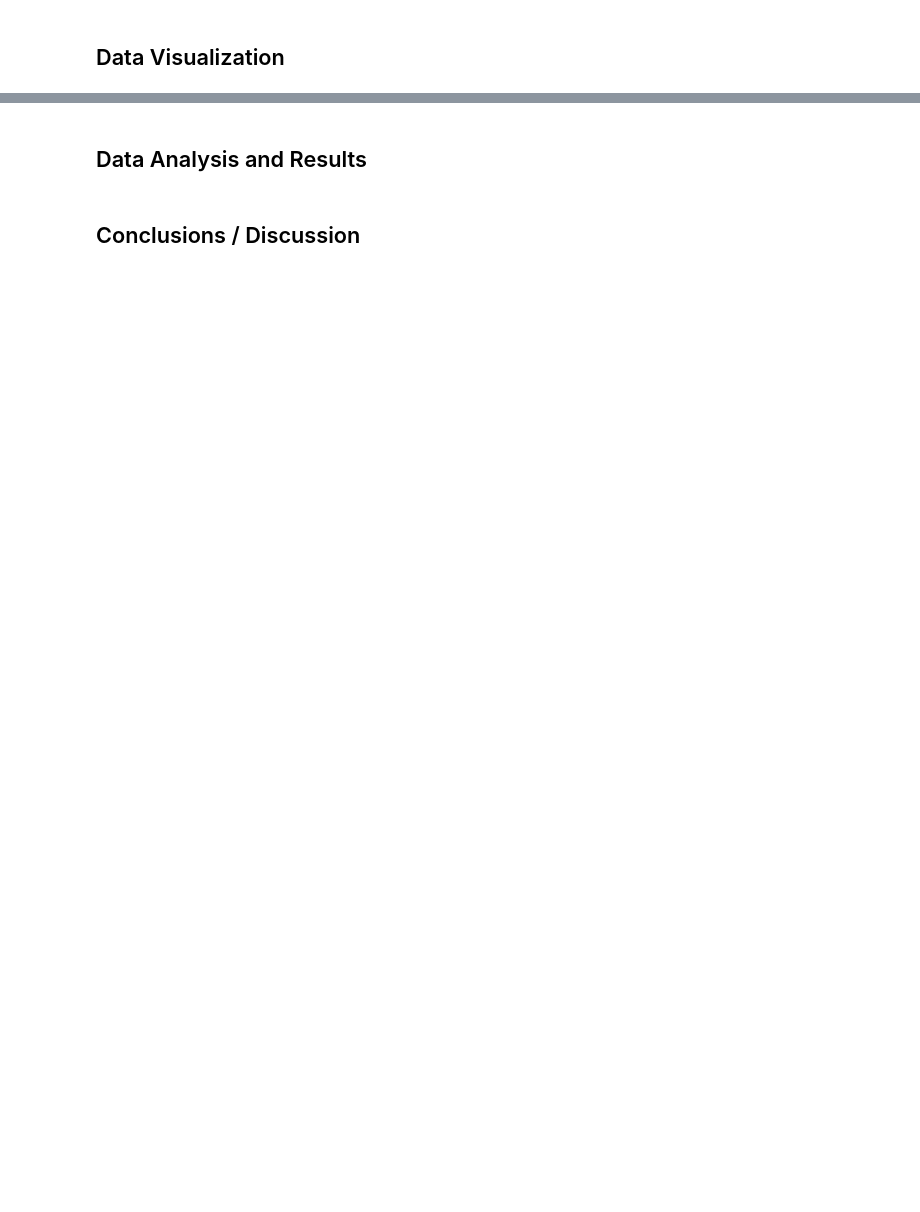
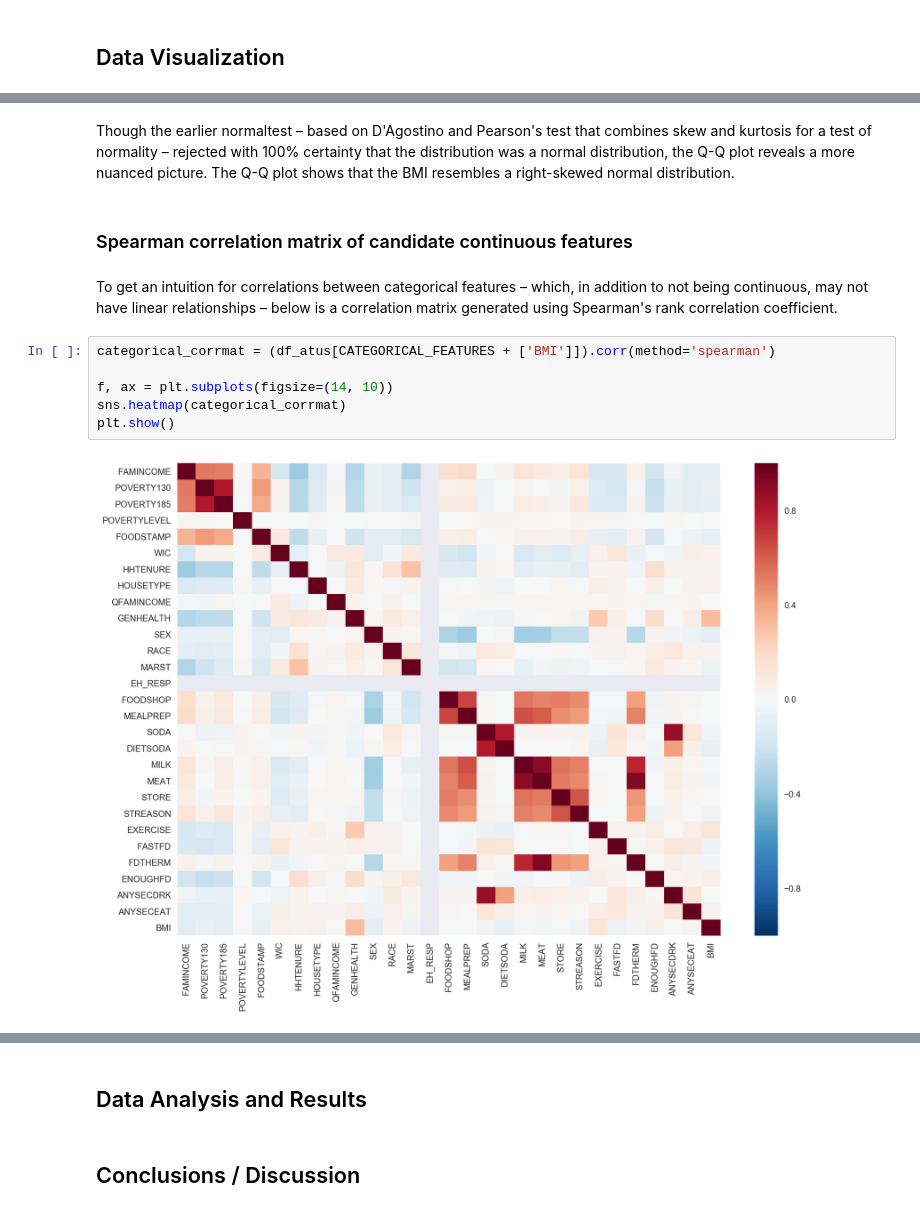
Before and after one commit to br4qua/atus-analysis-obesity, a Jupyter notebook: analyses/FinalProject.ipynb, the cells around one changed output, grey strips where cells are left out. Cells and saved outputs as stored; diff of their text form; blank space fills up the shorter version.

```diff
--- a/analyses/FinalProject.ipynb
+++ b/analyses/FinalProject.ipynb
@@ -52,0 +133,15 @@ rcParams['figure.figsize'] = 14, 8
+# %% [markdown]
+Though the earlier normaltest – based on D'Agostino and Pearson's test that combines skew and kurtosis for a test of normality – rejected with 100% certainty that the distribution was a normal distribution, the Q-Q plot reveals a more nuanced picture.
+The Q-Q plot shows that the BMI resembles a right-skewed normal distribution.
+# %% [markdown]
+### Spearman correlation matrix of candidate continuous features
+# %% [markdown]
+To get an intuition for correlations between categorical features – which, in addition to not being continuous, may not have linear relationships – below is a correlation matrix generated using Spearman's rank correlation coefficient.
+# %%
+categorical_corrmat = (df_atus[CATEGORICAL_FEATURES + ['BMI']]).corr(method='spearman')
+
+f, ax = plt.subplots(figsize=(14, 10))
+sns.heatmap(categorical_corrmat)
+plt.show()
+# %% [output]
+[figure, added]
```
Also changed, not shown: parts of 13 cells of this notebook.
